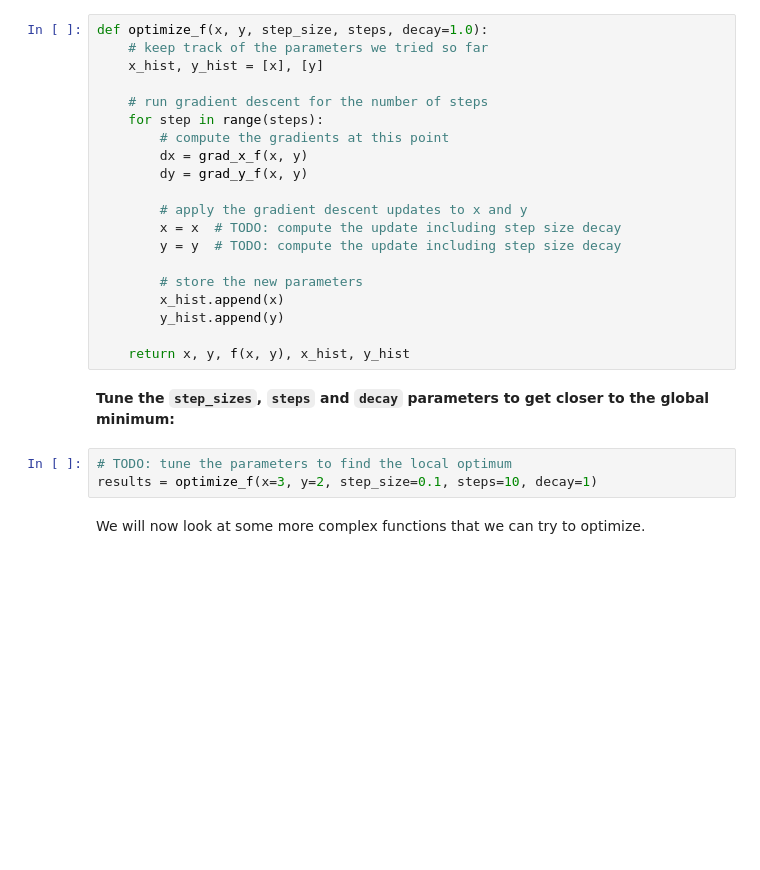
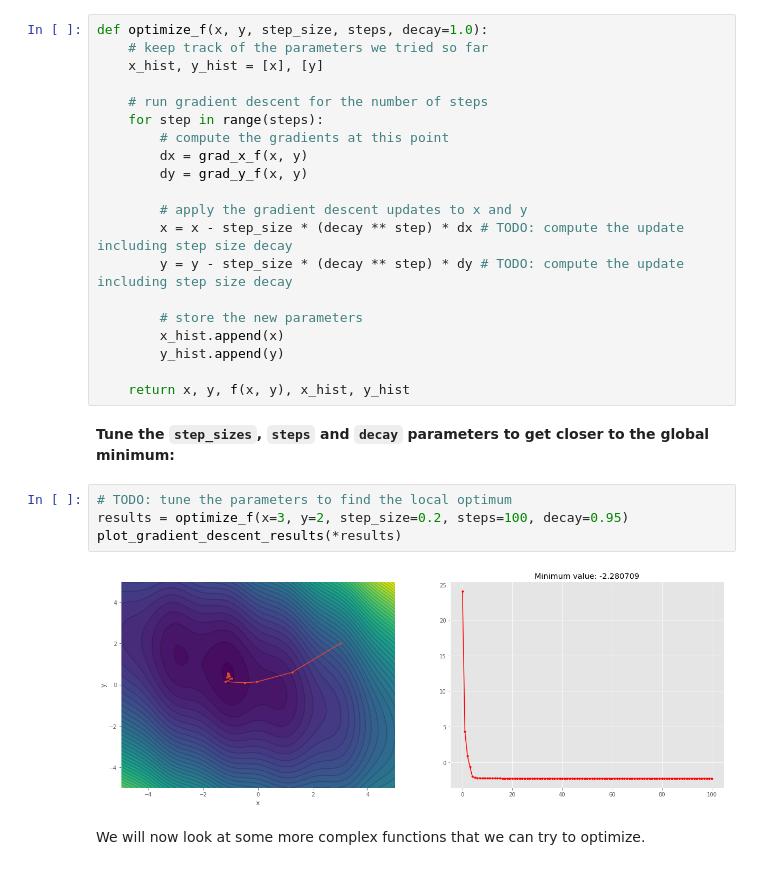
Before and after one commit to NienkeWessel/RadboudDeepLearning, a Jupyter notebook: deep-learning-assignment-1.ipynb, the cells around one changed output. Cells and saved outputs as stored; diff of their text form; blank space fills up the shorter version.

```diff
--- a/deep-learning-assignment-1.ipynb
+++ b/deep-learning-assignment-1.ipynb
@@ -155,8 +161,8 @@ def optimize_f(x, y, step_size, steps, decay=1.0):
         dy = grad_y_f(x, y)
 
         # apply the gradient descent updates to x and y
-        x = x  # TODO: compute the update including step size decay
-        y = y  # TODO: compute the update including step size decay
+        x = x - step_size * (decay ** step) * dx # TODO: compute the update including step size decay
+        y = y - step_size * (decay ** step) * dy # TODO: compute the update including step size decay
 
         # store the new parameters
         x_hist.append(x)
@@ -167,7 +173,10 @@ def optimize_f(x, y, step_size, steps, decay=1.0):
 **Tune the `step_sizes`, `steps` and `decay` parameters to get closer to the global minimum:**
 # %%
 # TODO: tune the parameters to find the local optimum
-results = optimize_f(x=3, y=2, step_size=0.1, steps=10, decay=1)
+results = optimize_f(x=3, y=2, step_size=0.2, steps=100, decay=0.95)
+plot_gradient_descent_results(*results)
+# %% [output]
+[figure, added]
 # %% [markdown]
 We will now look at some more complex functions that we can try to optimize.
 # %% [markdown]
```
Also changed, not shown: parts of 9 cells of this notebook.
